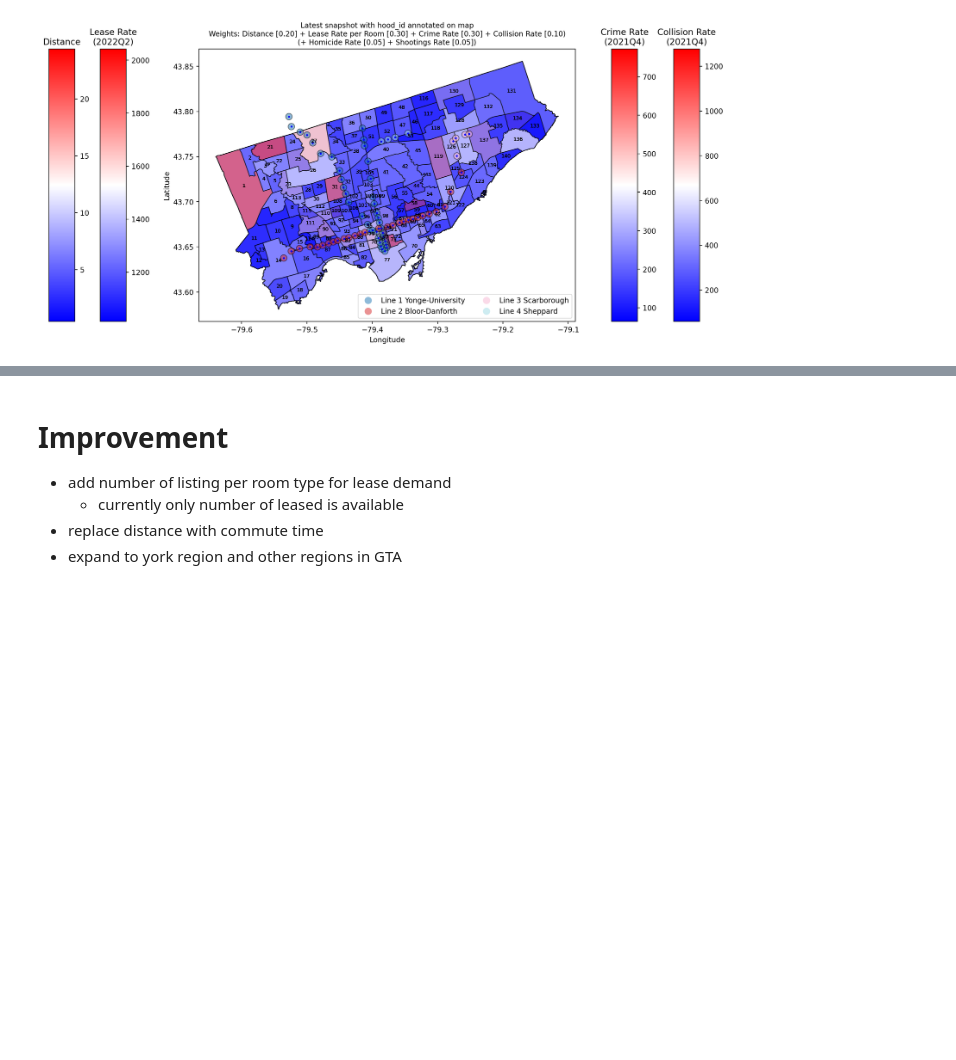
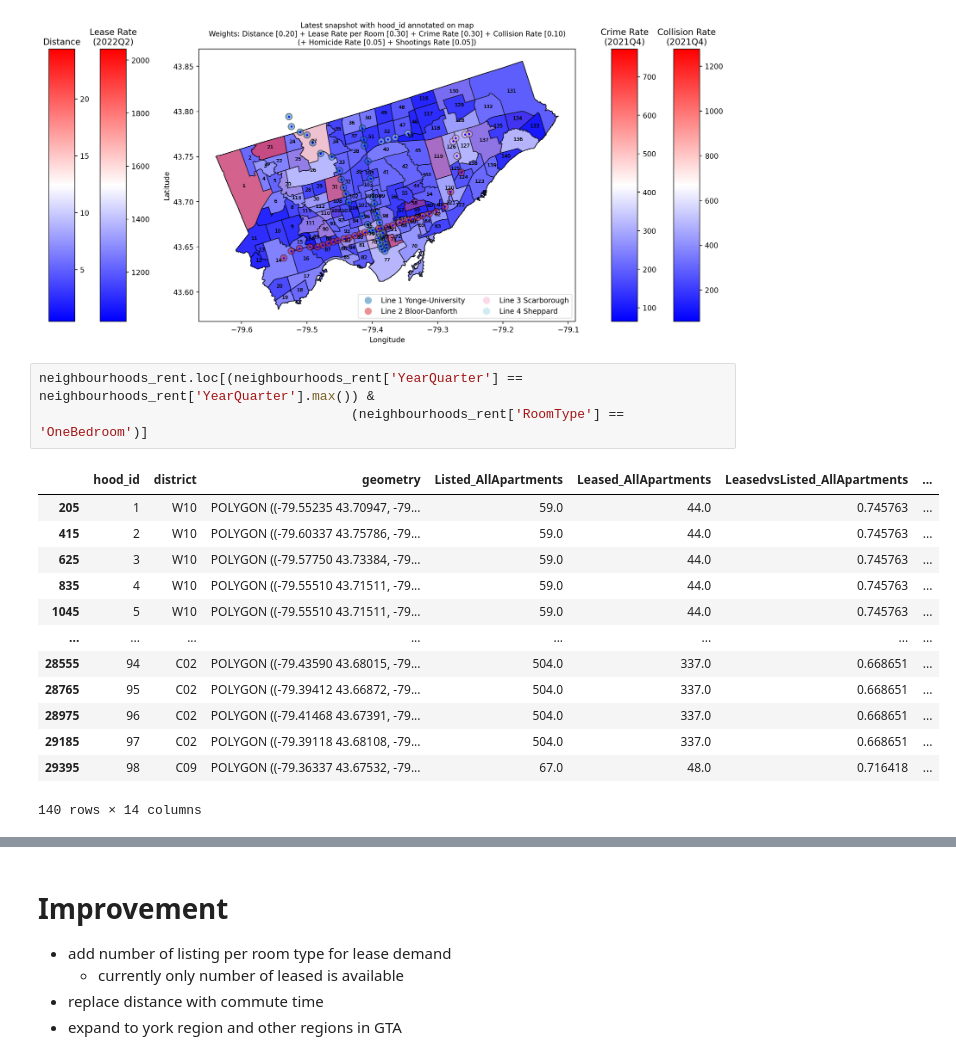
Before and after one commit to WillKWL/Project-TorontoApartment, a Jupyter notebook: source/2e- EDA_summary.ipynb, the cells around one changed output, grey strips where cells are left out. Drawn from its saved outputs; the diff is of its cells as text; blank space fills up the shorter version.

```diff
--- a/source/2e- EDA_summary.ipynb
+++ b/source/2e- EDA_summary.ipynb
@@ -186,3 +186,20 @@ ax.set_xlabel("Longitude")
 # %% [output]
 Text(0.5, 402.2439061168173, 'Longitude')
 [figure]
+# %%
+neighbourhoods_rent.loc[(neighbourhoods_rent['YearQuarter'] == neighbourhoods_rent['YearQuarter'].max()) &
+                                        (neighbourhoods_rent['RoomType'] == 'OneBedroom')]
+# %% [output]
+|  | hood_id | district | geometry | Listed_AllApartments | Leased_AllApartments | LeasedvsListed_AllApartments | ... |
+| 205 | 1 | W10 | POLYGON ((-79.55235 43.70947, -79... | 59.0 | 44.0 | 0.745763 | ... |
+| 415 | 2 | W10 | POLYGON ((-79.60337 43.75786, -79... | 59.0 | 44.0 | 0.745763 | ... |
+| 625 | 3 | W10 | POLYGON ((-79.57750 43.73384, -79... | 59.0 | 44.0 | 0.745763 | ... |
+| 835 | 4 | W10 | POLYGON ((-79.55510 43.71511, -79... | 59.0 | 44.0 | 0.745763 | ... |
+| 1045 | 5 | W10 | POLYGON ((-79.55510 43.71511, -79... | 59.0 | 44.0 | 0.745763 | ... |
+| ... | ... | ... | ... | ... | ... | ... | ... |
+| 28555 | 94 | C02 | POLYGON ((-79.43590 43.68015, -79... | 504.0 | 337.0 | 0.668651 | ... |
+| 28765 | 95 | C02 | POLYGON ((-79.39412 43.66872, -79... | 504.0 | 337.0 | 0.668651 | ... |
+| 28975 | 96 | C02 | POLYGON ((-79.41468 43.67391, -79... | 504.0 | 337.0 | 0.668651 | ... |
+| 29185 | 97 | C02 | POLYGON ((-79.39118 43.68108, -79... | 504.0 | 337.0 | 0.668651 | ... |
+| 29395 | 98 | C09 | POLYGON ((-79.36337 43.67532, -79... | 67.0 | 48.0 | 0.716418 | ... |
+140 rows × 14 columns
```
Also changed, not shown: parts of 2 cells of this notebook.
